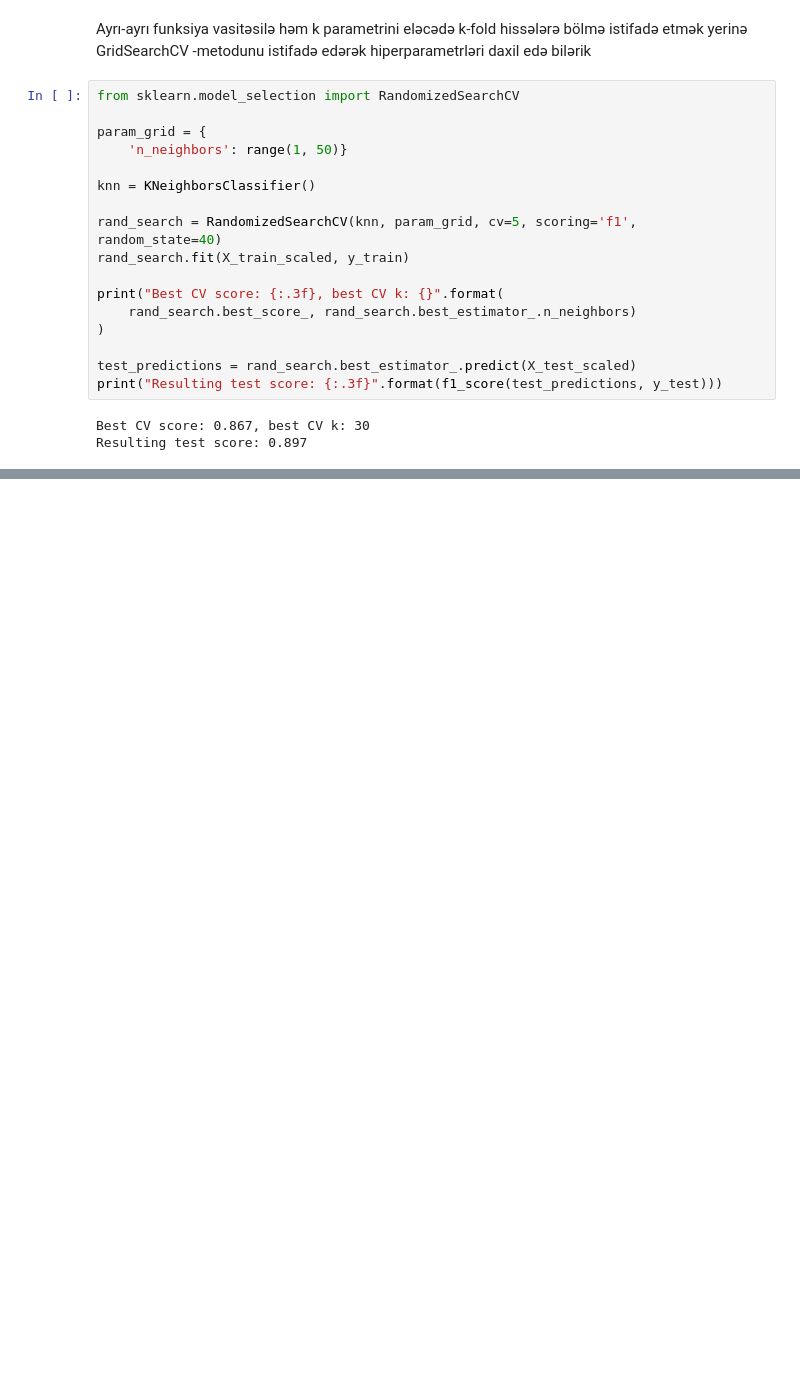
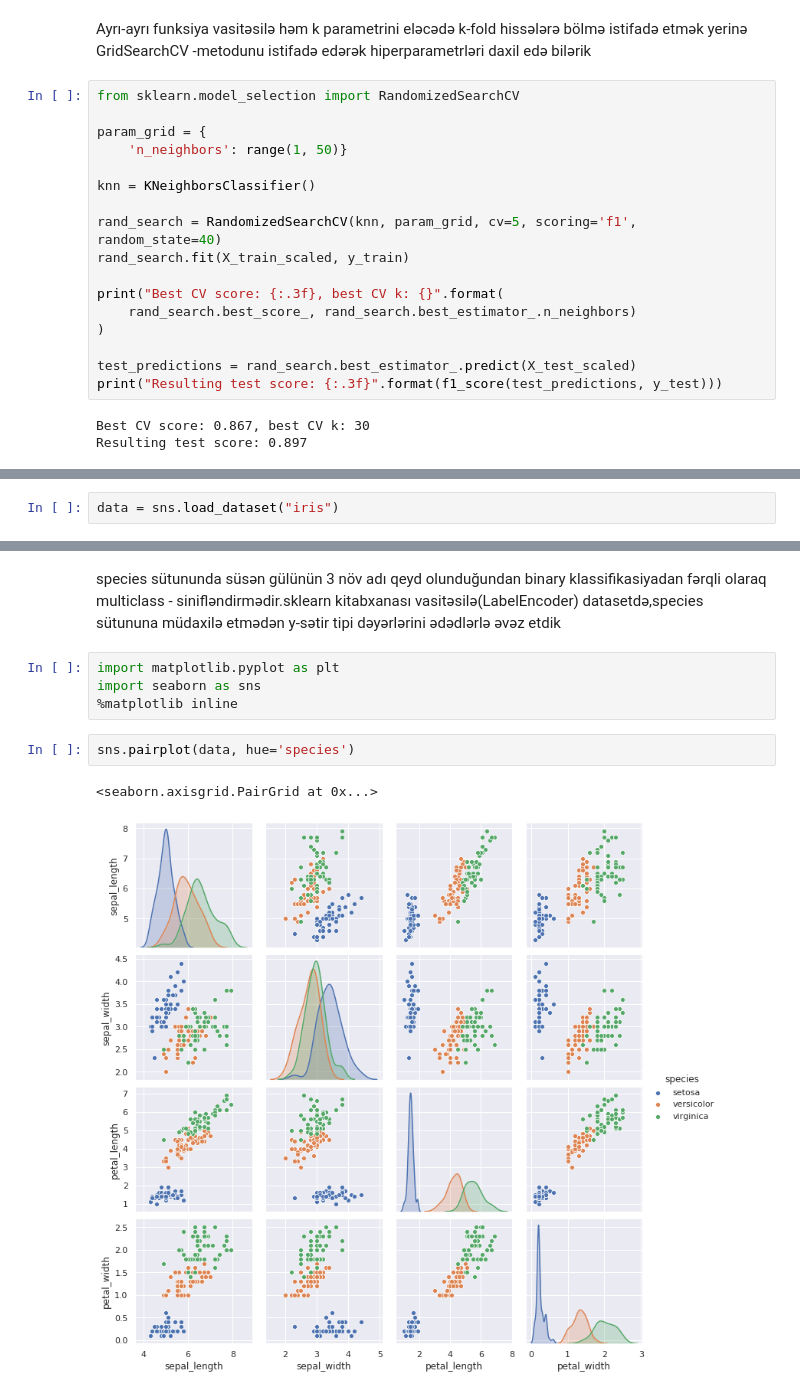
Before and after one commit to RashadGarayev/MachineLearningAZ, a Jupyter notebook: MachineLearningAz/KNN.ipynb, the cells around one changed output, grey strips where cells are left out. Saved outputs shown, nothing was run; the diff lists cells and outputs as text; blank space fills up the shorter version.

```diff
--- a/MachineLearningAz/KNN.ipynb
+++ b/MachineLearningAz/KNN.ipynb
@@ -899,0 +918,2 @@ Resulting test score: 0.897
+# %%
+data = sns.load_dataset("iris")
@@ -899,0 +984,11 @@ Resulting test score: 0.897
+# %% [markdown]
+species sütununda süsən gülünün 3 növ adı qeyd olunduğundan binary klassifikasiyadan fərqli olaraq multiclass - sinifləndirmədir.sklearn kitabxanası vasitəsilə(LabelEncoder) datasetdə,species sütununa müdaxilə etmədən y-sətir tipi dəyərlərini ədədlərlə əvəz etdik
+# %%
+import matplotlib.pyplot as plt
+import seaborn as sns
+%matplotlib inline
+# %%
+sns.pairplot(data, hue='species')
+# %% [output]
+<seaborn.axisgrid.PairGrid at 0x...>
+[figure, added]
```
Also changed, not shown: parts of 46 cells of this notebook, 1 other file.
